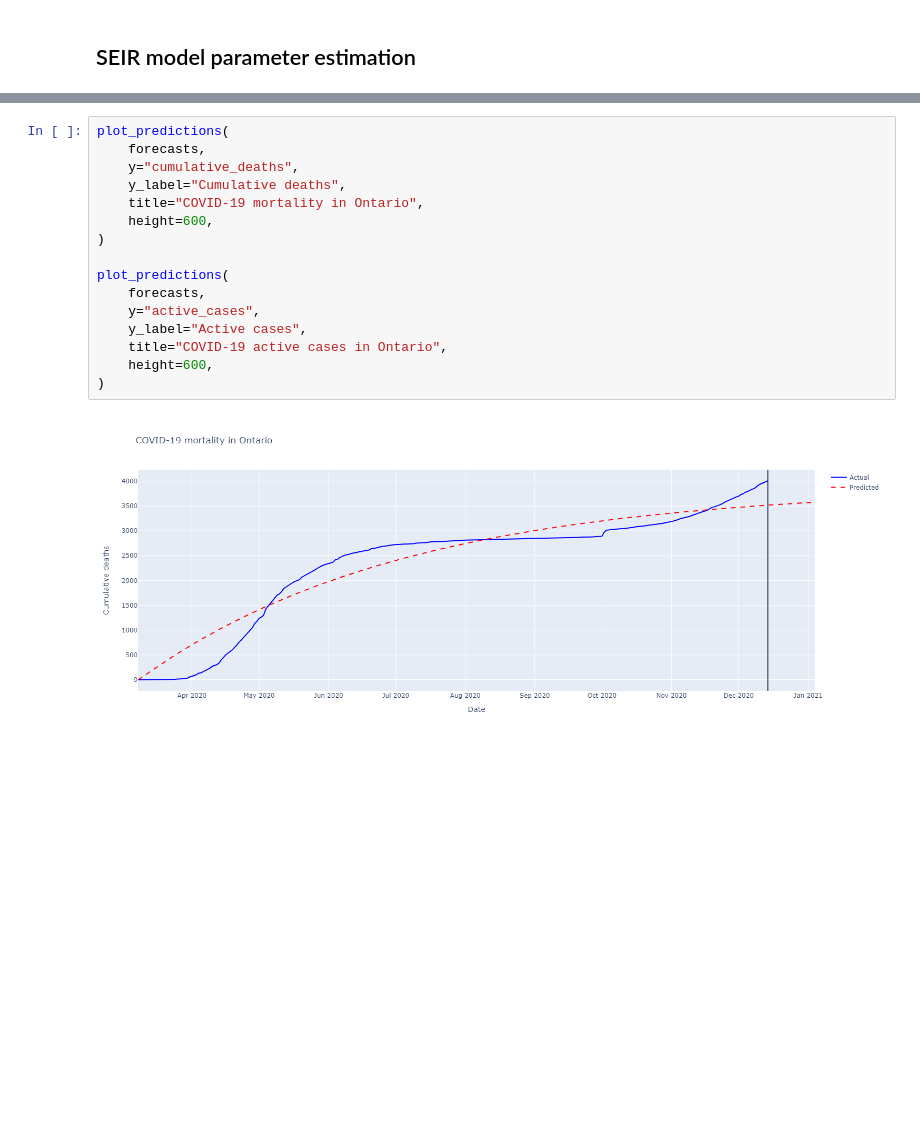
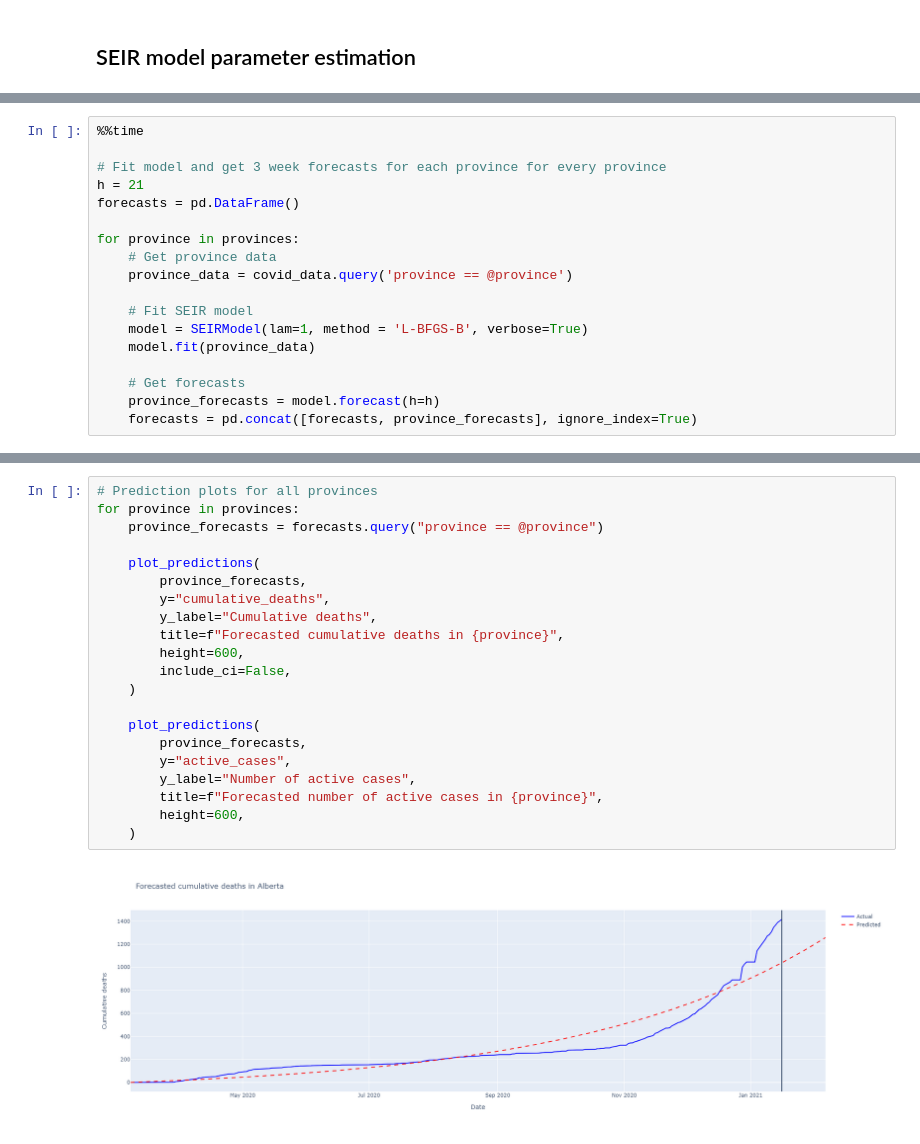
Before and after one commit to Quang-Vinh/covid-prediction, a Jupyter notebook: notebooks/2-seir-model.ipynb, the cells around one changed output, grey strips where cells are left out. Cells and saved outputs as stored; diff of their text form; blank space fills up the shorter version.

```diff
--- a/notebooks/2-seir-model.ipynb
+++ b/notebooks/2-seir-model.ipynb
@@ -107,0 +82,18 @@ array([1.42258299, 0.96212187, 0.97607514])
+# %%
+%%time
+
+# Fit model and get 3 week forecasts for each province for every province
+h = 21
+forecasts = pd.DataFrame()
+
+for province in provinces:
+    # Get province data
+    province_data = covid_data.query('province == @province')
+
+    # Fit SEIR model
+    model = SEIRModel(lam=1, method = 'L-BFGS-B', verbose=True)
+    model.fit(province_data)
+
+    # Get forecasts
+    province_forecasts = model.forecast(h=h)
+    forecasts = pd.concat([forecasts, province_forecasts], ignore_index=True)
@@ -108,18 +102,23 @@ array([1.42258299, 0.96212187, 0.97607514])
 # %%
-plot_predictions(
-    forecasts,
-    y="cumulative_deaths",
-    y_label="Cumulative deaths",
-    title="COVID-19 mortality in Ontario",
-    height=600,
-)
+# Prediction plots for all provinces
+for province in provinces:
+    province_forecasts = forecasts.query("province == @province")
 
-plot_predictions(
-    forecasts,
-    y="active_cases",
-    y_label="Active cases",
-    title="COVID-19 active cases in Ontario",
-    height=600,
-)
+    plot_predictions(
+        province_forecasts,
+        y="cumulative_deaths",
+        y_label="Cumulative deaths",
+        title=f"Forecasted cumulative deaths in {province}",
+        height=600,
+        include_ci=False,
+    )
+
+    plot_predictions(
+        province_forecasts,
+        y="active_cases",
+        y_label="Number of active cases",
+        title=f"Forecasted number of active cases in {province}",
+        height=600,
+    )
 # %% [output]
-[figure, old version]
+[figure, new version]
```
Also changed, not shown: parts of 9 cells of this notebook, 1 other file.
